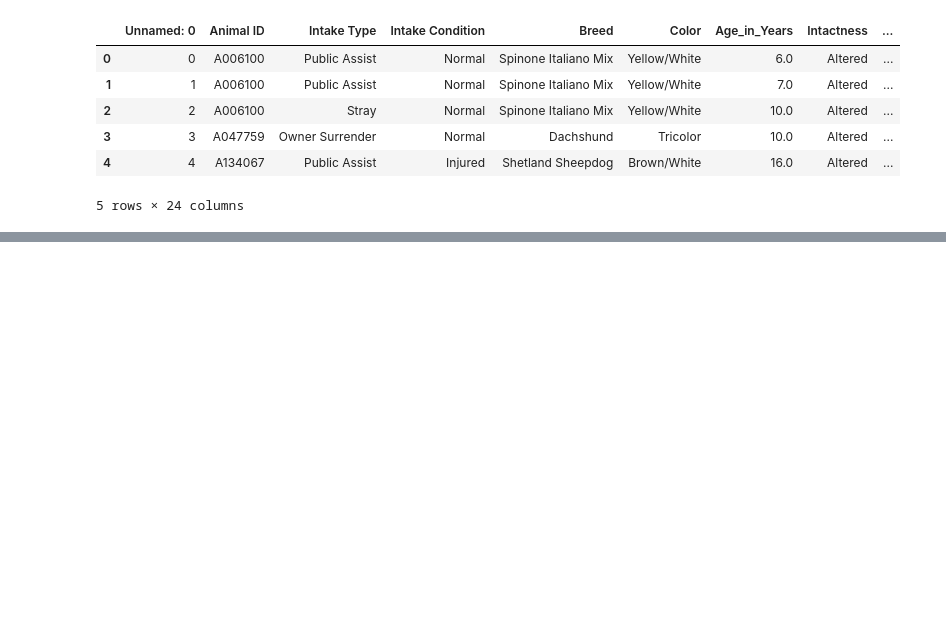
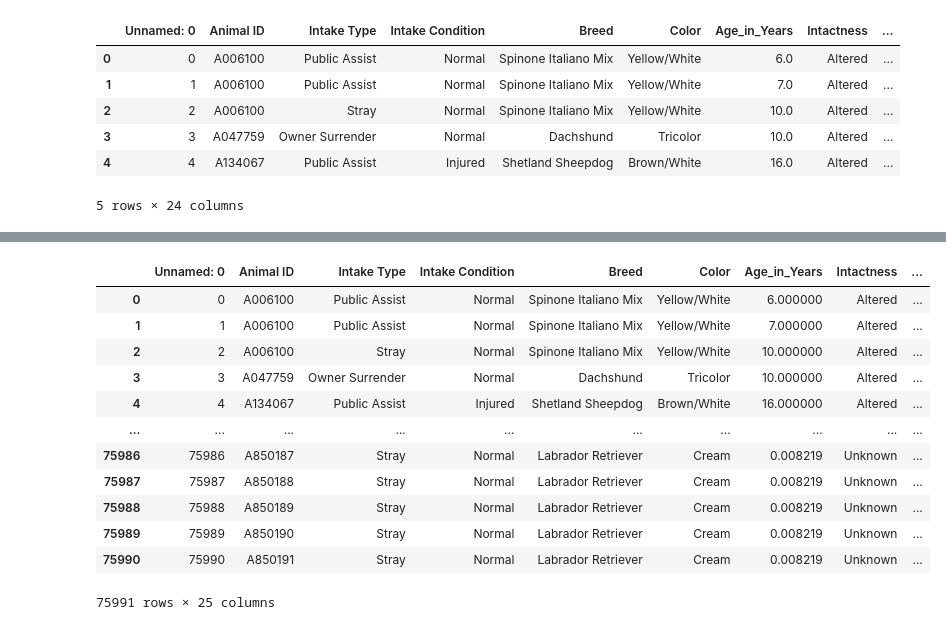
Before and after one commit to M-Outlaw/BootCamp-Mod-20-Animal_Shelter_Analysis, a Jupyter notebook: Multiple_Intakes.ipynb, the cells around one changed output, grey strips where cells are left out. Saved outputs shown, nothing was run; the diff lists cells and outputs as text; code cells hidden in the pictures; blank space fills up the shorter version.

Commit message:
adding code for multiple intakes column

```diff
--- a/Multiple_Intakes.ipynb
+++ b/Multiple_Intakes.ipynb
@@ -37,10 +37,10 @@ Index(['Unnamed: 0', 'Animal ID', 'Intake Type', 'Intake Condition', 'Breed',
       dtype='object')
 # %%
 # Create column Multiple to determine true/false if animal ID is duplicated
-df ['Multiple_Intakes'] = df.duplicated(subset='Animal ID', keep=False)
+df ['Duplicates'] = df.duplicated(subset='Animal ID', keep=False)
 
 # Convert Multiple_Intakes to int that returns 0,1
-df['Multiple_Intakes'] = df['Multiple_Intakes'].astype(int)
+df['Duplicates'] = df['Duplicates'].astype(int)
 
 df.head()
 # %% [output]
@@ -92,5 +54,5 @@ dtype: int64
 # %%
-# # Create counter column with each occurrence of the animal id
-# duplicate_df['Counter'] = duplicate_df.groupby('Animal ID').cumcount()+1
-# print(duplicate_df)
+# Create counter column with each occurrence of the animal id
+df['Multiple_Intakes'] = df.groupby('Animal ID').cumcount()+1
+df.head(20)
 # %% [output]
@@ -119,4 +76,0 @@ See the caveats in the documentation: https://pandas.pydata.org/pandas-docs/stab
-# %%
-# Create counter column with each occurrence of the animal id
-df['Counter'] = df.groupby('Animal ID').cumcount()+1
-df.head(20)
@@ -141,0 +77,18 @@ df.head(20)
+# %%
+# Replace all 1's with 0
+df['Multiple_Intakes'] = df['Multiple_Intakes'].replace([1],0)
+df
+# %% [output]
+|  | Unnamed: 0 | Animal ID | Intake Type | Intake Condition | Breed | Color | Age_in_Years | Intactness | ... |
+| 0 | 0 | A006100 | Public Assist | Normal | Spinone Italiano Mix | Yellow/White | 6.000000 | Altered | ... |
+| 1 | 1 | A006100 | Public Assist | Normal | Spinone Italiano Mix | Yellow/White | 7.000000 | Altered | ... |
+| 2 | 2 | A006100 | Stray | Normal | Spinone Italiano Mix | Yellow/White | 10.000000 | Altered | ... |
+| 3 | 3 | A047759 | Owner Surrender | Normal | Dachshund | Tricolor | 10.000000 | Altered | ... |
+| 4 | 4 | A134067 | Public Assist | Injured | Shetland Sheepdog | Brown/White | 16.000000 | Altered | ... |
+| ... | ... | ... | ... | ... | ... | ... | ... | ... | ... |
+| 75986 | 75986 | A850187 | Stray | Normal | Labrador Retriever | Cream | 0.008219 | Unknown | ... |
+| 75987 | 75987 | A850188 | Stray | Normal | Labrador Retriever | Cream | 0.008219 | Unknown | ... |
+| 75988 | 75988 | A850189 | Stray | Normal | Labrador Retriever | Cream | 0.008219 | Unknown | ... |
+| 75989 | 75989 | A850190 | Stray | Normal | Labrador Retriever | Cream | 0.008219 | Unknown | ... |
+| 75990 | 75990 | A850191 | Stray | Normal | Labrador Retriever | Cream | 0.008219 | Unknown | ... |
+75991 rows × 25 columns
```
Also changed, not shown: parts of 5 cells of this notebook.
